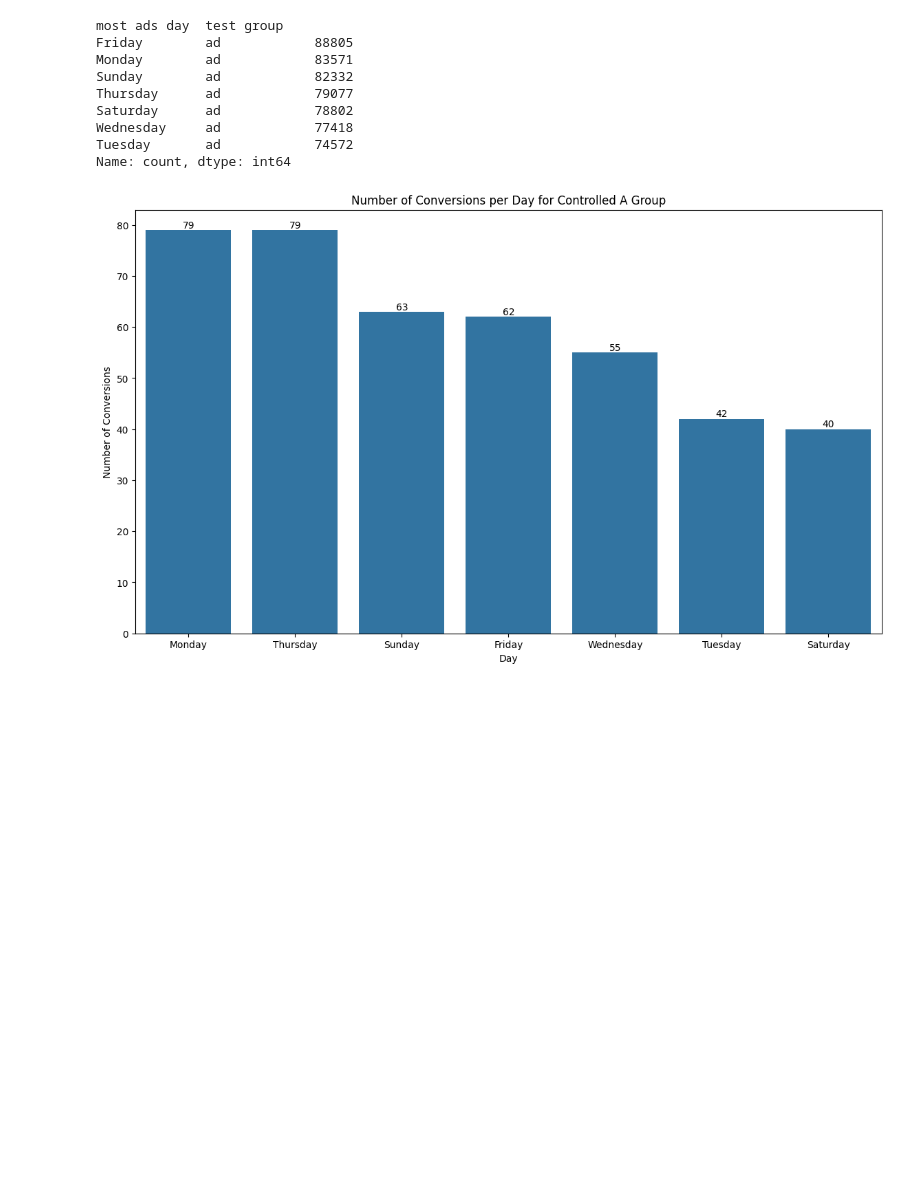
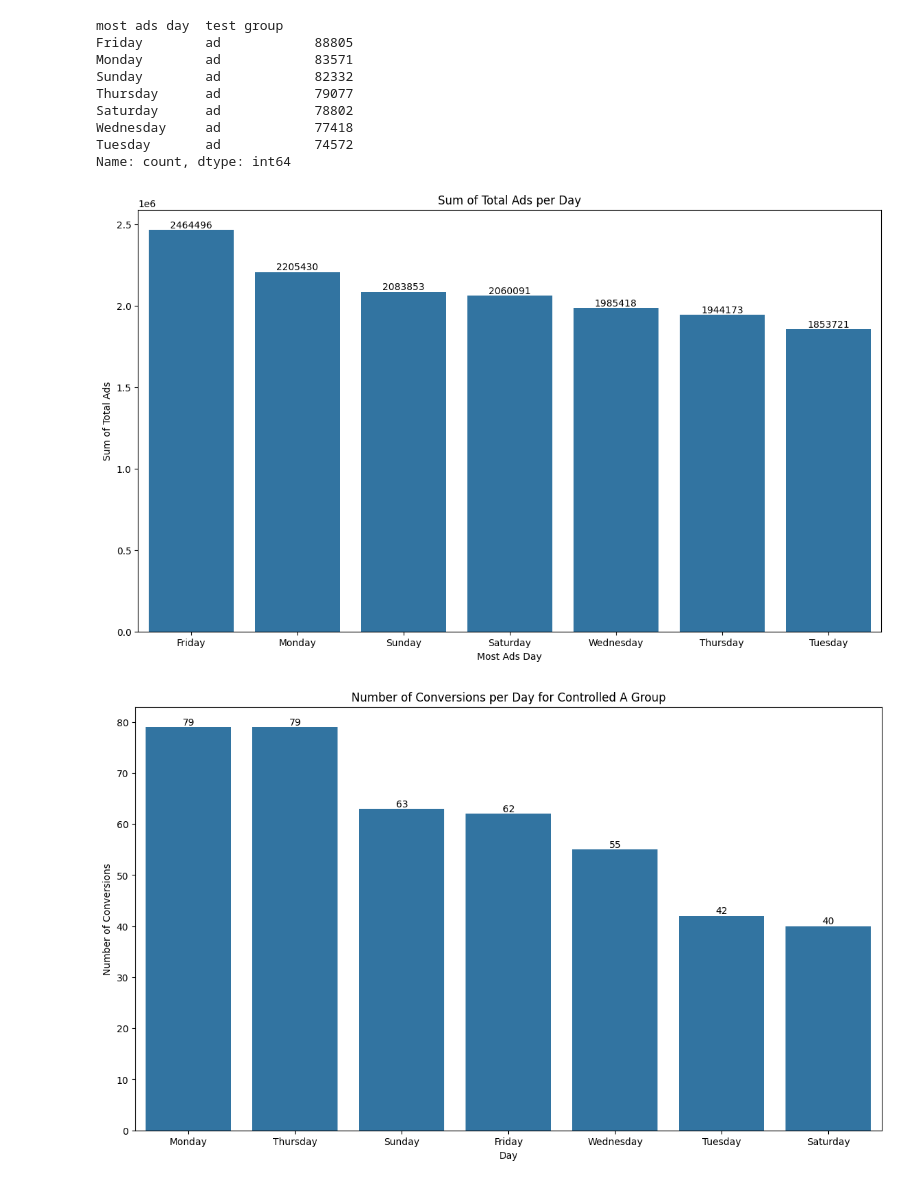
Before and after one commit to amr-salah92/Digital-Wave-Marketing-Campaign-A-B-Test-Performance-Analysis, a Jupyter notebook: abtesting2.ipynb, the cells around one changed output. Saved outputs shown, nothing was run; the diff lists cells and outputs as text; code cells hidden in the pictures; blank space fills up the shorter version.

```diff
--- a/abtesting2.ipynb
+++ b/abtesting2.ipynb
@@ -195,6 +195,28 @@ Saturday      ad            78802
 Wednesday     ad            77418
 Tuesday       ad            74572
 Name: count, dtype: int64
+# %%
+# Group by 'most ads day' and sum the 'total ads'
+ads_per_day = pd_ab_testing.groupby('most ads day')['total ads'].sum().reset_index()
+
+# Sort the days by the sum of total ads in descending order
+ads_per_day = ads_per_day.sort_values(by='total ads', ascending=False)
+
+# Plot the sum of total ads per day
+plt.figure(figsize=(14, 8))
+ax = sns.barplot(data=ads_per_day, x='most ads day', y='total ads')
+plt.title('Sum of Total Ads per Day')
+plt.xlabel('Most Ads Day')
+plt.ylabel('Sum of Total Ads')
+
+# Adding annotations
+for p in ax.patches:
+    height = p.get_height()
+    ax.annotate(f'{int(height)}', (p.get_x() + p.get_width() / 2., height), ha='center', va='center', xytext=(0, 5), textcoords='offset points')
+
+plt.show()
+# %% [output]
+[figure, added]
 # %%
 # Filter the dataframe for the controlled A group only
 controlled_a_group = pd_ab_testing[pd_ab_testing['test group'] == 'psa']
```
Also changed, not shown: parts of 3 cells of this notebook.
